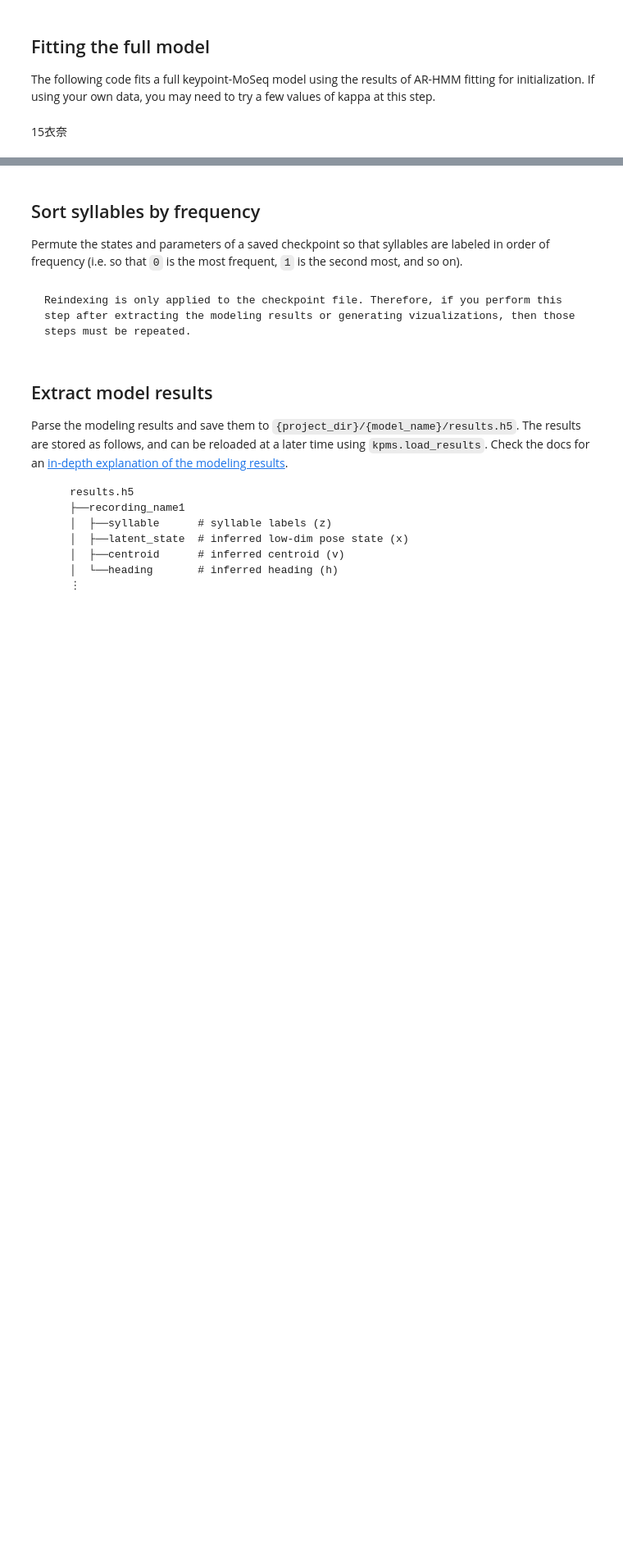
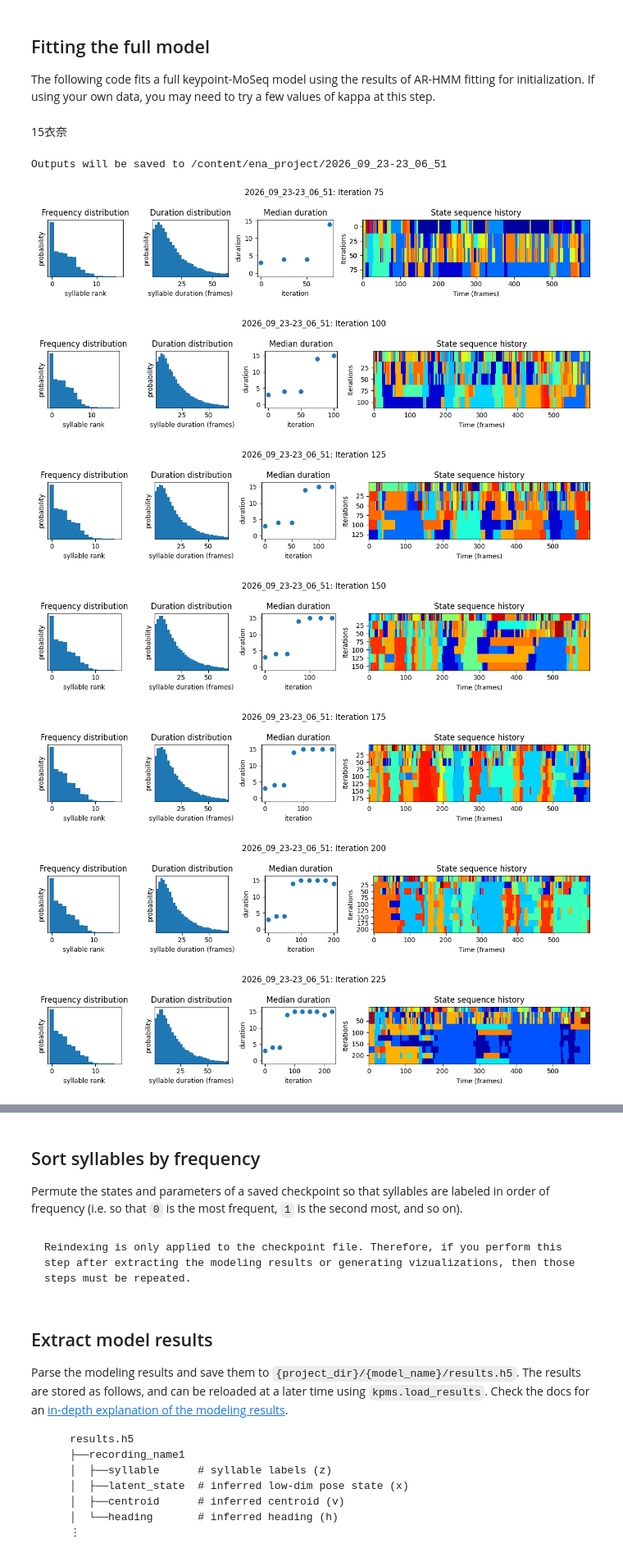
Before and after one commit to c012fbw-stack/ena_deta, a Jupyter notebook: docs/keypoint_moseq_colab.ipynb, the cells around one changed output, grey strips where cells are left out. Shown at 82% size. Drawn from its saved outputs; the diff is of its cells as text; code cells hidden in the pictures; blank space fills up the shorter version.

```diff
--- a/docs/keypoint_moseq_colab.ipynb
+++ b/docs/keypoint_moseq_colab.ipynb
@@ -605,7 +609,7 @@ model = kpms.init_model(
 )
 model = kpms.update_hypparams(
     model,
-    kappa=5e4
+    kappa=3e4
 )
 # %% [markdown]
 ## Fitting an AR-HMM
@@ -636,21 +644,30 @@ The following code fits a full keypoint-MoSeq model using the results of AR-HMM
 # %%
 # load model checkpoint
 model, data, metadata, current_iter = kpms.load_checkpoint(
     project_dir, model_name, iteration=num_ar_iters
 )
 
 # modify kappa to maintain the desired syllable time-scale
-model = kpms.update_hypparams(model, kappa=5e4)
+model = kpms.update_hypparams(model, kappa=3e4)
 
 # run fitting for an additional 500 iters
 model = kpms.fit_model(
     model,
     data,
     metadata,
     project_dir,
     model_name,
     ar_only=False,
     start_iter=current_iter,
     num_iters=current_iter + 500,
     parallel_message_passing=False,
 )[0]
+# %% [output]
+Outputs will be saved to /content/ena_project/2026_09_23-23_06_51
+[figure, added]
+[figure, added]
+[figure, added]
+[figure, added]
+[figure, added]
+[figure, added]
+[figure, added]
```
Also changed, not shown: parts of 3 cells of this notebook.
